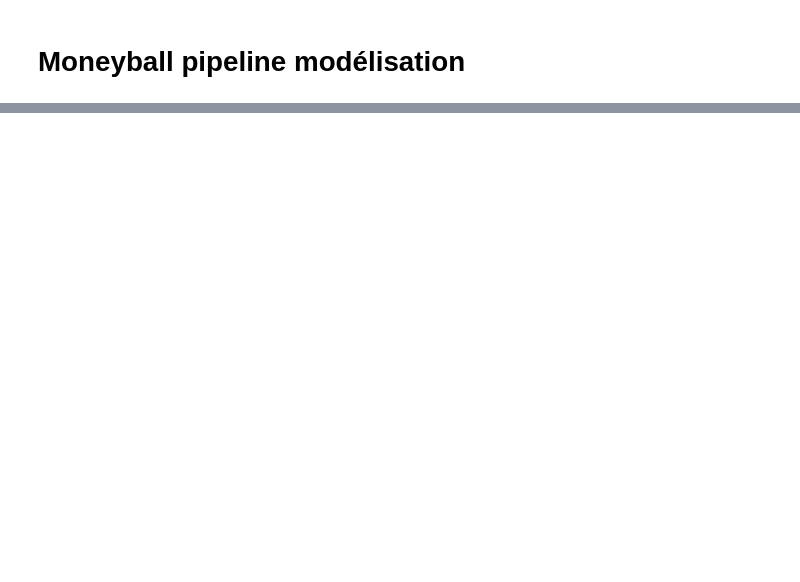
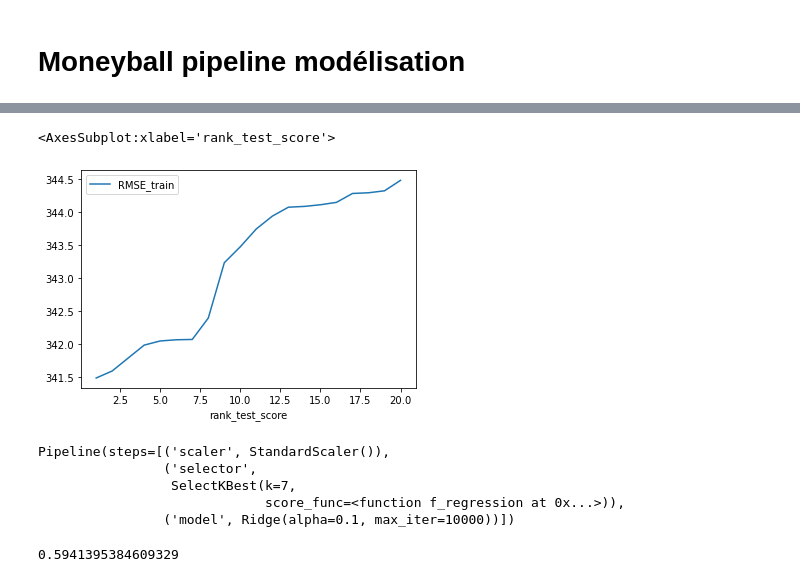
Before and after one commit to RaphaelBouvet/stats_3, a Jupyter notebook: Notebooks/03-CrossValidation&Regularisation.ipynb, the cells around one changed output, grey strips where cells are left out. Drawn from its saved outputs; the diff is of its cells as text; code cells hidden in the pictures; blank space fills up the shorter version.

```diff
--- a/Notebooks/03-CrossValidation&Regularisation.ipynb
+++ b/Notebooks/03-CrossValidation&Regularisation.ipynb
@@ -782,0 +860,18 @@ Pipeline(steps=[('scaler', StandardScaler()),
+# %%
+top20 = grid_results.sort_values(by='rank_test_score')[:20]
+top20.plot(x='rank_test_score',y='RMSE_train')
+# %% [output]
+<AxesSubplot:xlabel='rank_test_score'>
+[figure, added]
+# %%
+best_pipe.fit(baseball_test,salary_test)
+# %% [output]
+Pipeline(steps=[('scaler', StandardScaler()),
+                ('selector',
+                 SelectKBest(k=7,
+                             score_func=<function f_regression at 0x...>)),
+                ('model', Ridge(alpha=0.1, max_iter=10000))])
+# %%
+best_pipe.score(baseball_test, salary_test)
+# %% [output]
+0.5941395384609329
```
Also changed, not shown: parts of 19 cells of this notebook.
